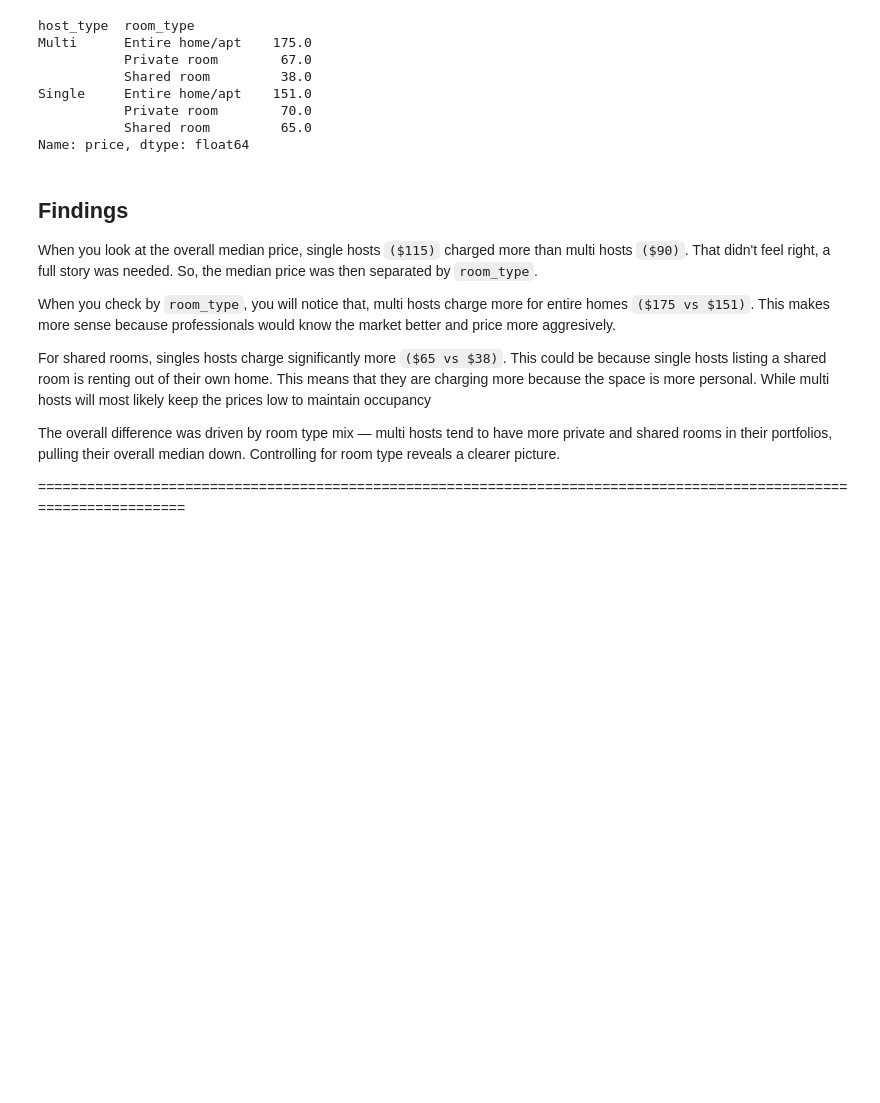
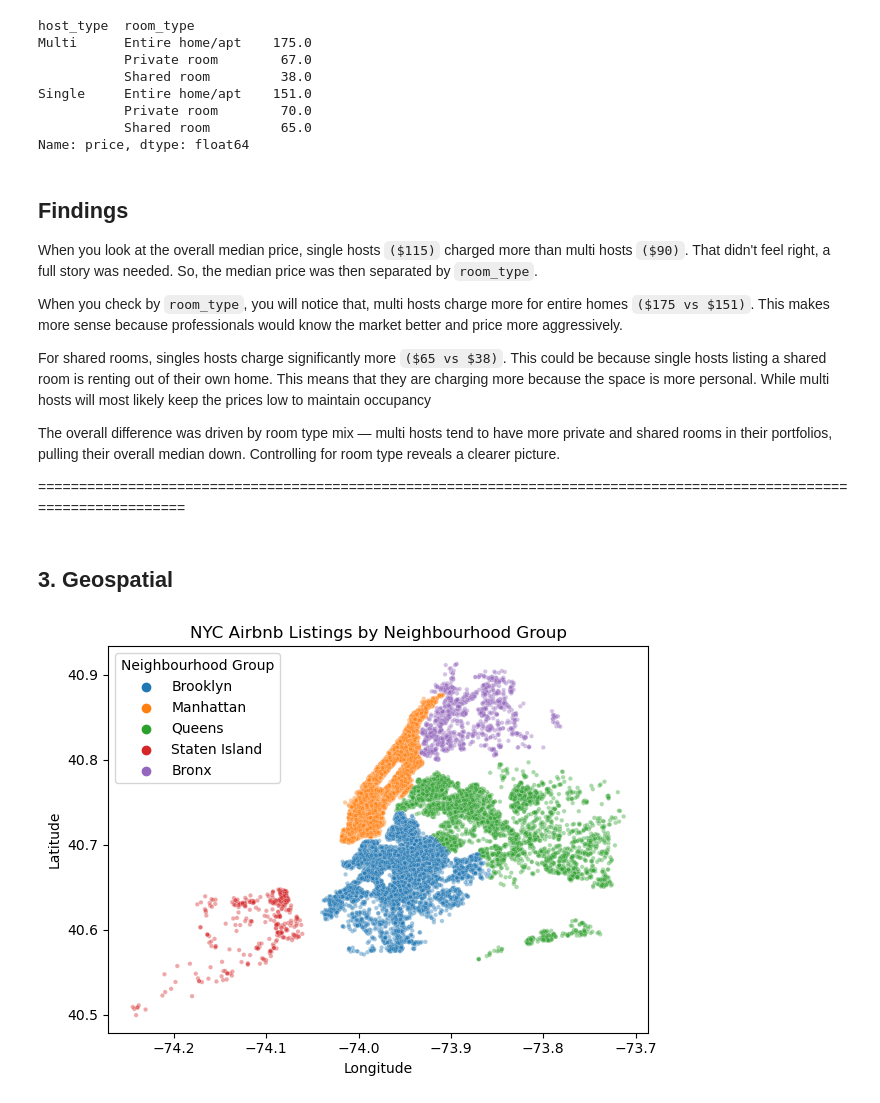
Before and after one commit to FrequentNotebook/AB_NYC-Data-Cleaning, a Jupyter notebook: AB_NYC_2019 EDA.ipynb, the cells around one changed output. Saved outputs shown, nothing was run; the diff lists cells and outputs as text; code cells hidden in the pictures; blank space fills up the shorter version.

```diff
--- a/AB_NYC_2019 EDA.ipynb
+++ b/AB_NYC_2019 EDA.ipynb
@@ -711,7 +712,7 @@ That didn't feel right, a full story was needed. So, the median price was then s
 
 
 When you check by `room_type`, you will notice that, multi hosts charge more for entire homes `($175 vs $151)`.
-This makes more sense because professionals would know the market better and price more aggresively.
+This makes more sense because professionals would know the market better and price more aggressively.
 
 
 For shared rooms, singles hosts charge significantly more `($65 vs $38)`.
@@ -723,3 +724,17 @@ The overall difference was driven by room type mix — multi hosts tend to have
 Controlling for room type reveals a clearer picture.
 
 =====================================================================================================================
+# %% [markdown]
+## 3. Geospatial
+# %%
+sns.scatterplot(data=df, x='longitude', y='latitude', hue='neighbourhood_group', alpha=0.4, s=10)
+
+plt.title('NYC Airbnb Listings by Neighbourhood Group')
+plt.xlabel('Longitude')
+plt.ylabel('Latitude')
+plt.legend(title='Neighbourhood Group')
+
+plt.tight_layout()
+plt.show()
+# %% [output]
+[figure, added]
```
Also changed, not shown: parts of 13 cells of this notebook.
